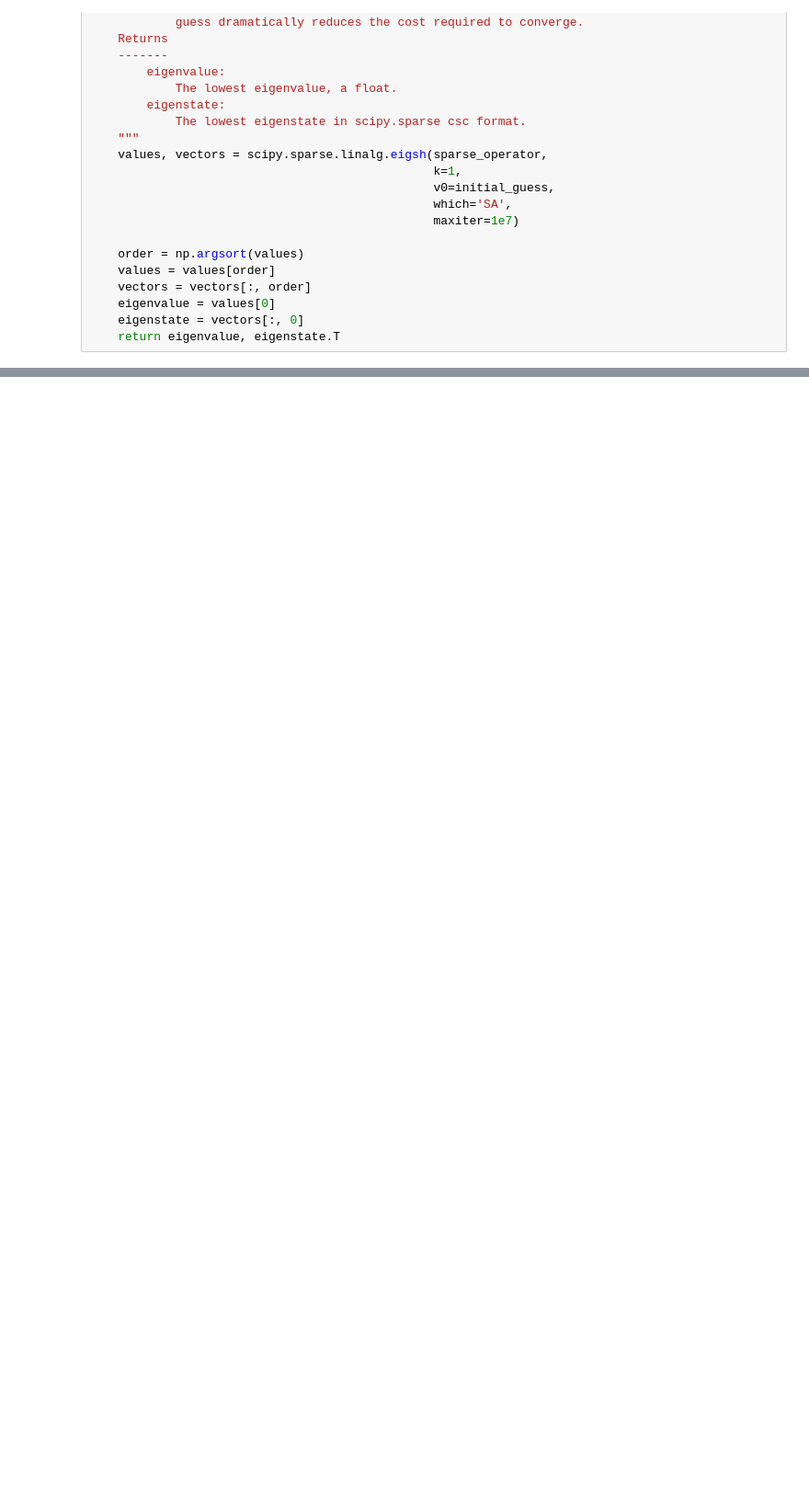
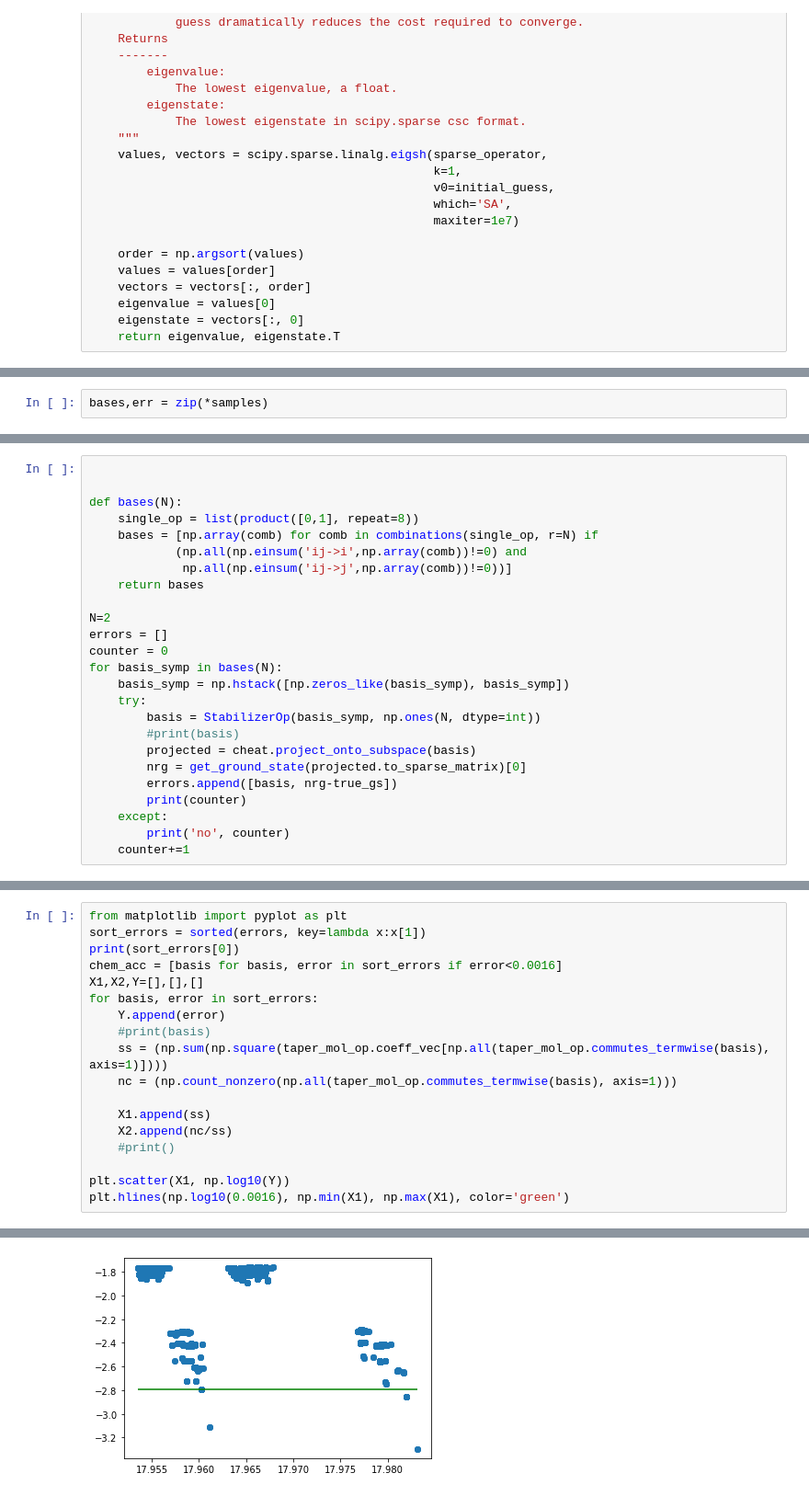
Before and after one commit to UCL-CCS/symmer, a Jupyter notebook: notebooks/sandbox.ipynb, the cells around one changed output, grey strips where cells are left out. Shown at 92% size. Saved outputs shown, nothing was run; the diff lists cells and outputs as text; blank space fills up the shorter version.

```diff
--- a/notebooks/sandbox.ipynb
+++ b/notebooks/sandbox.ipynb
@@ -107,0 +297,2 @@ array([1, 1, 1, 1, 1, 1, 0, 0, 0, 0])
+# %%
+bases,err = zip(*samples)
@@ -200,0 +462,25 @@ project_op.PauliwordOp_to_OF()
+# %%
+
+
+def bases(N):
+    single_op = list(product([0,1], repeat=8))
+    bases = [np.array(comb) for comb in combinations(single_op, r=N) if
+            (np.all(np.einsum('ij->i',np.array(comb))!=0) and
+             np.all(np.einsum('ij->j',np.array(comb))!=0))]
+    return bases
+
+N=2
+errors = []
+counter = 0
+for basis_symp in bases(N):
+    basis_symp = np.hstack([np.zeros_like(basis_symp), basis_symp])
+    try:
+        basis = StabilizerOp(basis_symp, np.ones(N, dtype=int))
+        #print(basis)
+        projected = cheat.project_onto_subspace(basis)
+        nrg = get_ground_state(projected.to_sparse_matrix)[0]
+        errors.append([basis, nrg-true_gs])
+        print(counter)
+    except:
+        print('no', counter)
+    counter+=1
@@ -200,0 +505,19 @@ project_op.PauliwordOp_to_OF()
+# %%
+from matplotlib import pyplot as plt
+sort_errors = sorted(errors, key=lambda x:x[1])
+print(sort_errors[0])
+chem_acc = [basis for basis, error in sort_errors if error<0.0016]
+X1,X2,Y=[],[],[]
+for basis, error in sort_errors:
+    Y.append(error)
+    #print(basis)
+    ss = (np.sum(np.square(taper_mol_op.coeff_vec[np.all(taper_mol_op.commutes_termwise(basis), axis=1)])))
+    nc = (np.count_nonzero(np.all(taper_mol_op.commutes_termwise(basis), axis=1)))
+
+    X1.append(ss)
+    X2.append(nc/ss)
+    #print()
+
+plt.scatter(X1, np.log10(Y))
+plt.hlines(np.log10(0.0016), np.min(X1), np.max(X1), color='green')
+# %% [output]
@@ -200,0 +526 @@ project_op.PauliwordOp_to_OF()
+[figure, added]
```
Also changed, not shown: parts of 73 cells of this notebook, 1 other file.
